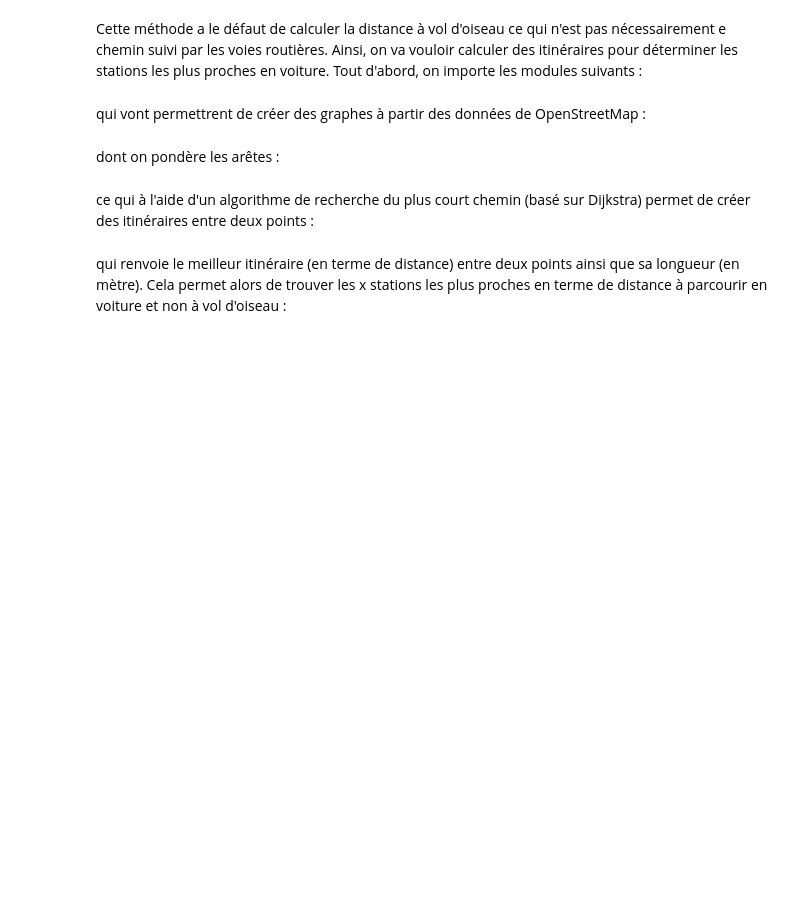
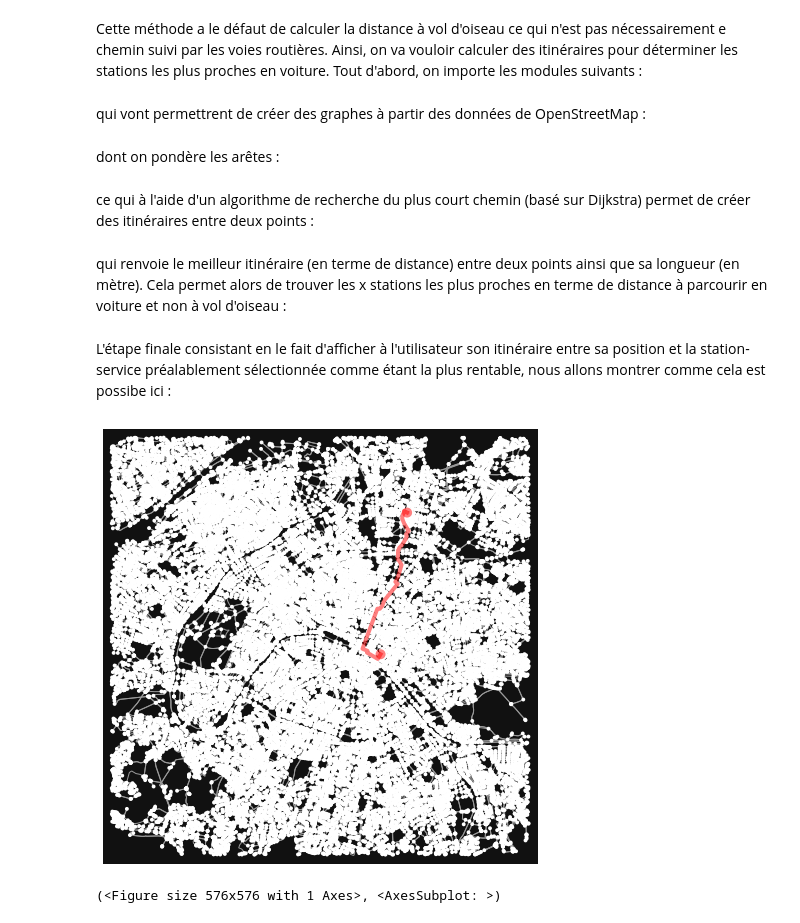
Before and after one commit to hlmth/projet-python, a Jupyter notebook: 5. Rentabilité.ipynb, the cells around one changed output. Cells and saved outputs as stored; diff of their text form; code cells hidden in the pictures; blank space fills up the shorter version.

```diff
--- a/5. Rentabilité.ipynb
+++ b/5. Rentabilité.ipynb
@@ -87,7 +91,7 @@ def create_graph(loc, dist, transport_mode, loc_type="address"):
         G = ox.graph_from_point(loc, dist=dist, network_type=transport_mode )
     return G
 # %%
-G = create_graph("Ile de France", 50000, "drive")
+G = create_graph("Paris", 10000, "drive")
 # %% [markdown]
 dont on pondère les arêtes :
 # %%
@@ -123,3 +127,13 @@ def x_plus_proche(data, position , carb, nbr_stations):
         return(itinéraire(pos, pos_sta)[1])
     vector = data_2['geom'].apply(iti).sort_values().head(nbr_stations)
     return(vector)
+# %% [markdown]
+L'étape finale consistant en le fait d'afficher à l'utilisateur son itinéraire entre sa position et la station-service préalablement sélectionnée comme étant la plus rentable, nous allons montrer comme cela est possibe ici :
+# %%
+start = (2.3592784,48.8555424)
+end = (2.378077,48.916340)
+route = itinéraire(start, end)[0]
+ox.plot_graph_route(G, route)
+# %% [output]
+[figure, added]
+(<Figure size 576x576 with 1 Axes>, <AxesSubplot: >)
```
Also changed, not shown: parts of 3 cells of this notebook.
